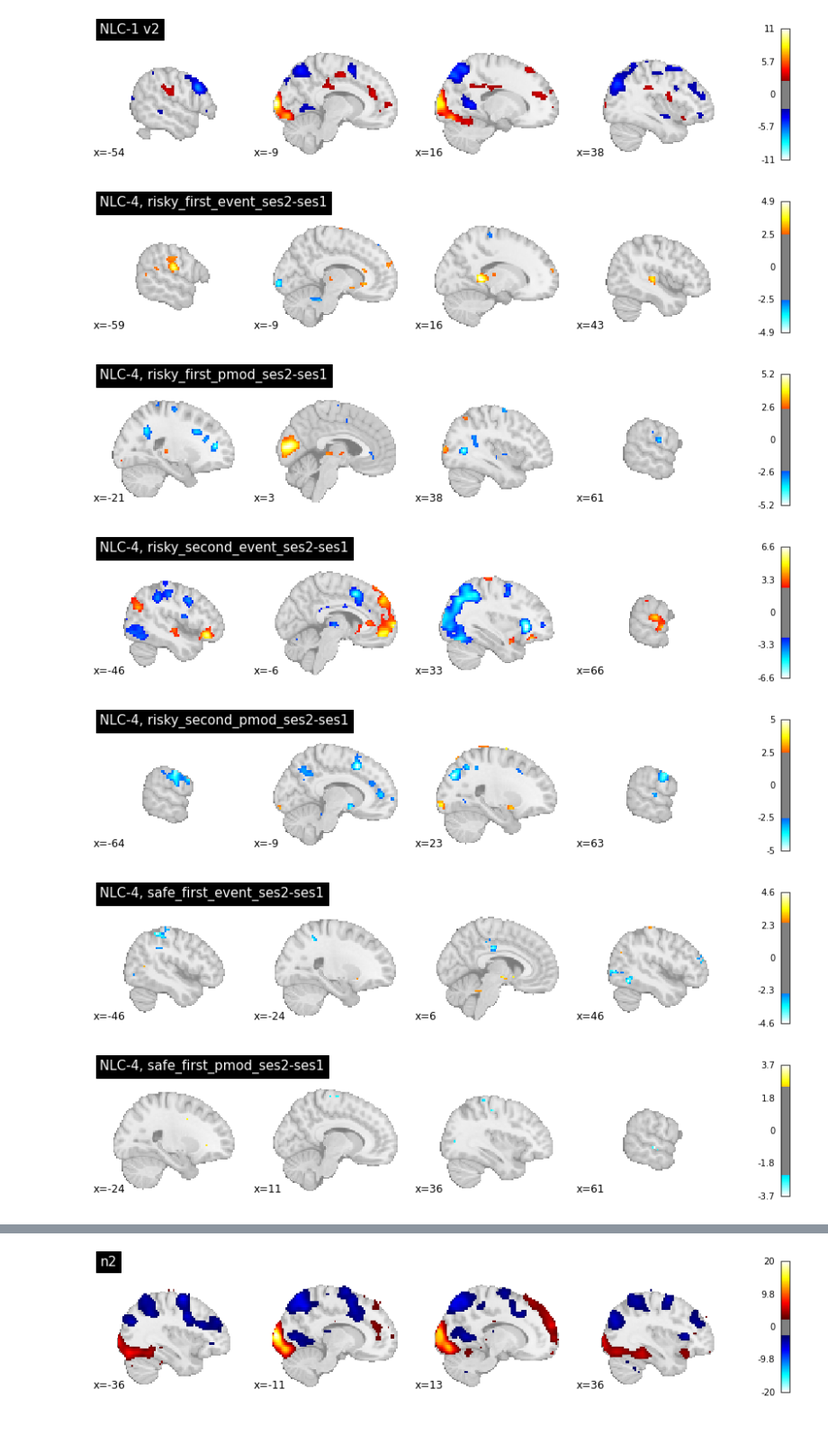
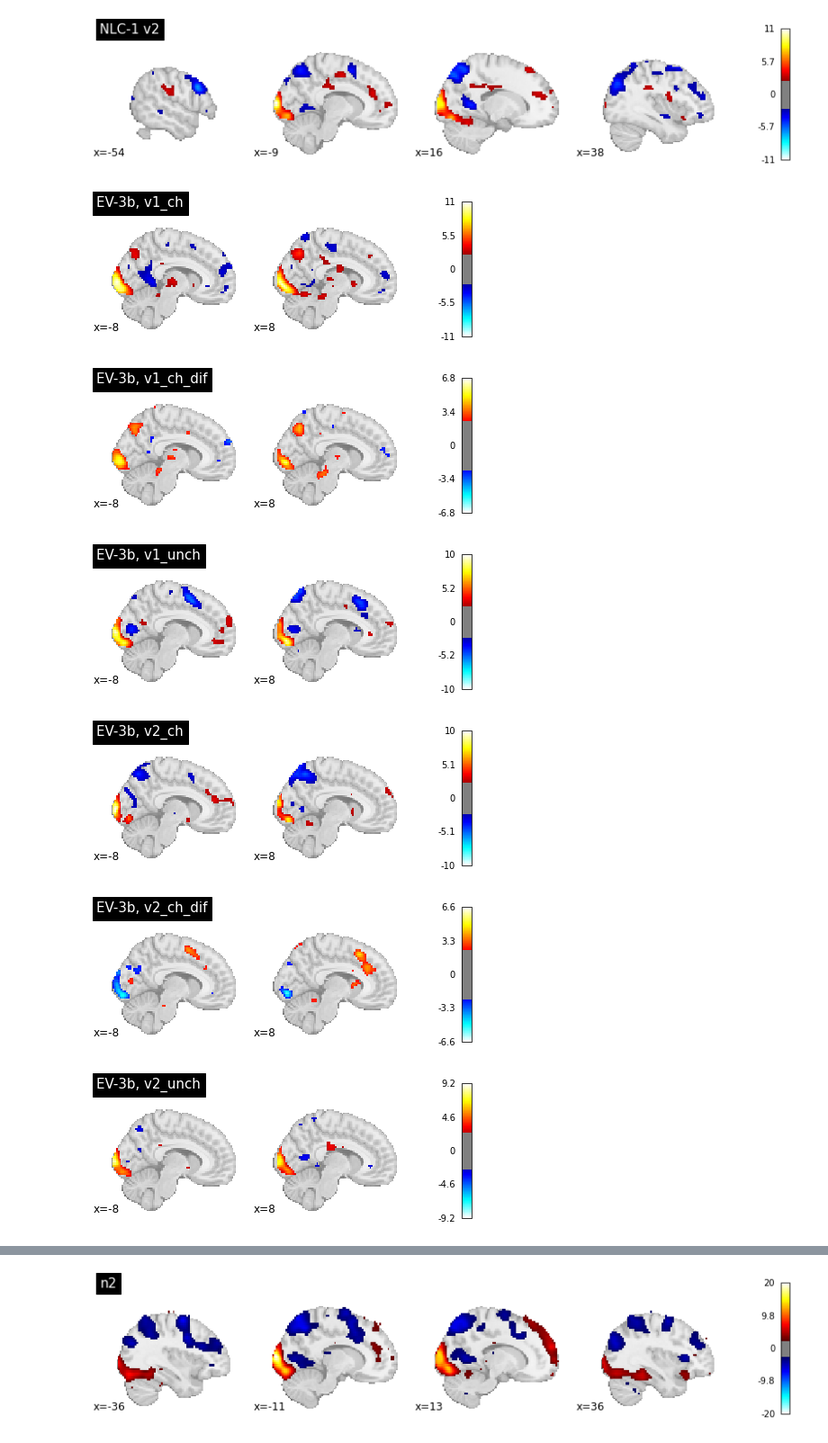
Before and after one commit to Gilles86/stress_risk, a Jupyter notebook: stress_risk/fmri_analysis/visualize/vis_2ndlevel_SPM.ipynb, the cells around one changed output, grey strips where cells are left out. Shown at 90% size. Saved outputs shown, nothing was run; the diff lists cells and outputs as text; code cells hidden in the pictures.

Commit message:
paper plots notebooks etc.

```diff
--- a/stress_risk/fmri_analysis/visualize/vis_2ndlevel_SPM.ipynb
+++ b/stress_risk/fmri_analysis/visualize/vis_2ndlevel_SPM.ipynb
@@ -13,8 +13,8 @@ import matplotlib as mpl
 bids_folder = '/Volumes/mrenkeED/data/ds-stressrisk'
 subFolders = [f for f in listdir(bids_folder) if f[0:3] == 'sub']
 # %%
-def get_2ndlevel_spm(model, version, con, bids_folder, specification='con'):
-    spm_file = op.join(bids_folder,'derivatives', 'spm', f'{model}-{version}_{specification}_2ndlevels',f'2ndlevel_{model}-{version}_{con}','spmT_0001.nii')
+def get_2ndlevel_spm(model, version, con, bids_folder, specification='con', num=1):
+    spm_file = op.join(bids_folder,'derivatives', 'spm', f'{model}-{version}_{specification}_2ndlevels',f'2ndlevel_{model}-{version}_{con}',f'spmT_000{num}.nii')
     spm = nib.load(spm_file)
     return spm
 # %%
@@ -39,25 +42,40 @@ nipl.plot_stat_map(spm,threshold = 2.5,  draw_cross=False, title=f'{model}-{vers
 # %% [output]
 <nilearn.plotting.displays._slicers.XSlicer at 0x...>
 [figure]
+# %%
+# loop on different contrast of 2nd-level-SPMs
+# create and safe
+
+model = 'NLC'
+version = '4'
+specification = 'bothSess1stlevel_2sTTest' #'con'
+model_folder = op.join(bids_folder,'derivatives', 'spm', f'{model}-{version}_{specification}_2ndlevels')
+if model == 'EU' or model=='EV' and version != '3b':
+    cons = [f[14:] for f in listdir(model_folder)]
+else:
+    cons = [f[15:] for f in listdir(model_folder)]
 # %%
-model = 'NLC'
-version = '4'
-specification = 'bothSess1stlevel_2sTTest' #'con'
+model = 'EV'
+version = '3b'
+cut_coords = tuple([-8,8]) # vmMPFC coordinates?
+# version = 3, cons = ['v1_ch', 'v1_ch_dif', 'v1_unch', 'v2_ch', 'v2_ch_dif', 'v2_unch']
+
+specification = 'con' # 'bothSess1stlevel_2sTTest' #
 model_folder = op.join(bids_folder,'derivatives', 'spm', f'{model}-{version}_{specification}_2ndlevels')
 if model == 'EU' or model=='EV' and version != '3b':
     cons = [f[14:] for f in listdir(model_folder)]
 else:
     cons = [f[15:] for f in listdir(model_folder)]
 
 for con in cons:
     spm= get_2ndlevel_spm(model=model, version=version, con=con, bids_folder=bids_folder, specification=specification)
-    disp = nipl.plot_stat_map(spm,threshold = 2.5,  draw_cross=False, title=f'{model}-{version}, {con}', display_mode='x', cut_coords=4)
+    disp = nipl.plot_stat_map(spm,threshold = 2.5,  draw_cross=False, title=f'{model}-{version}, {con}', display_mode='x', cut_coords=cut_coords)
     out_file = op.join(bids_folder,'figures','spm_2ndlevels', f'{model}-{version}_{specification}_{con}')
     disp.savefig(out_file ,dpi=199)
 # %% [output]
-[figure, old version]
+[figure, new version]
-[figure, old version]
+[figure, new version]
-[figure, old version]
+[figure, new version]
-[figure, old version]
+[figure, new version]
-[figure, old version]
+[figure, new version]
-[figure, old version]
+[figure, new version]
```
Also changed, not shown: parts of 11 cells of this notebook, 13 other files.
